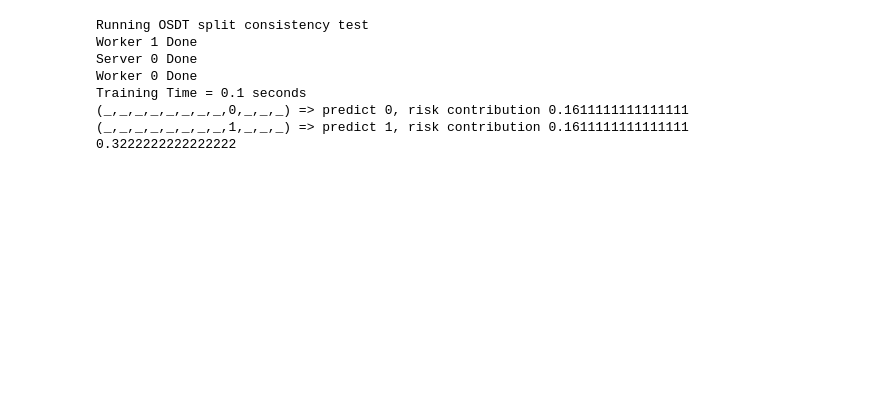
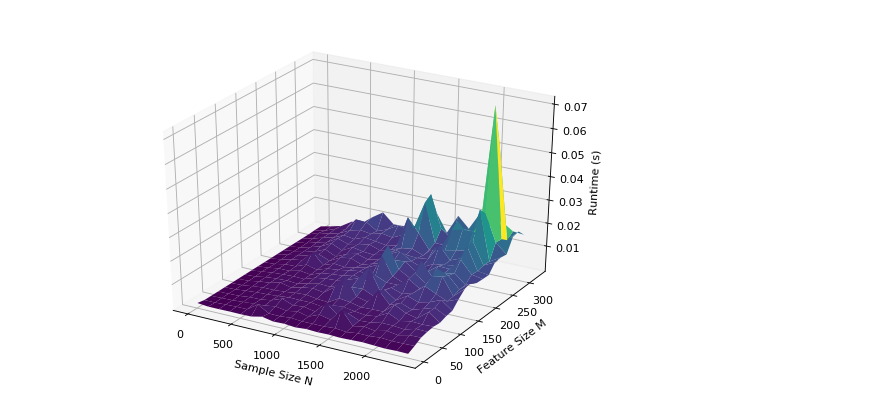
Before and after one commit to marypaulin/repo, a Jupyter notebook: example.ipynb, the cells around one changed output. Saved outputs shown, nothing was run; the diff lists cells and outputs as text; code cells hidden in the pictures; blank space fills up the shorter version.

Commit message:
added scalability experiment for leviathan

```diff
--- a/example.ipynb
+++ b/example.ipynb
@@ -71,30 +133,0 @@ Optimal Risk:
-# %%
-import numpy as np
-from time import time
-# Test out the cluster library
-from lib.data_processing import read_dataset
-from lib.osdt_definition import OSDT
-
-dataset = read_dataset('tests/fixtures/split.csv', sep=';')
-
-X = dataset.values[:, :-1]
-y = dataset.values[:, -1]
-lamb = 0.05
-
-start = time()
-problem = OSDT(X, y, lamb)
-print("\nRunning OSDT split consistency test")
-model = problem.solve(clients=2, servers=1, visualize=True)
-finish = time()
-print('Training Time = {} seconds'.format(round(finish - start, 3)))
-print(model.visualization)
-print(model.risk)
-# %% [output]
-Running OSDT split consistency test
-Worker 1 Done
-Server 0 Done
-Worker 0 Done
-Training Time = 0.1 seconds
-(_,_,_,_,_,_,_,_,0,_,_,_) => predict 0, risk contribution 0.1611111111111111
-(_,_,_,_,_,_,_,_,1,_,_,_) => predict 1, risk contribution 0.1611111111111111
-0.3222222222222222
@@ -100,0 +249,12 @@ Training Time = 0.1 seconds
+# %%
+from mpl_toolkits import mplot3d
+import numpy as np
+import matplotlib.pyplot as plt
+
+from lib.data_processing import read_dataset
+from lib.analysis import plot_scalability_analysis
+
+dataset = read_dataset('data/scalability/cart_census.csv', ',')
+plot_scalability_analysis(dataset)
+# %% [output]
+[figure, added]
```
Also changed, not shown: parts of 7 cells of this notebook, 36 other files.
